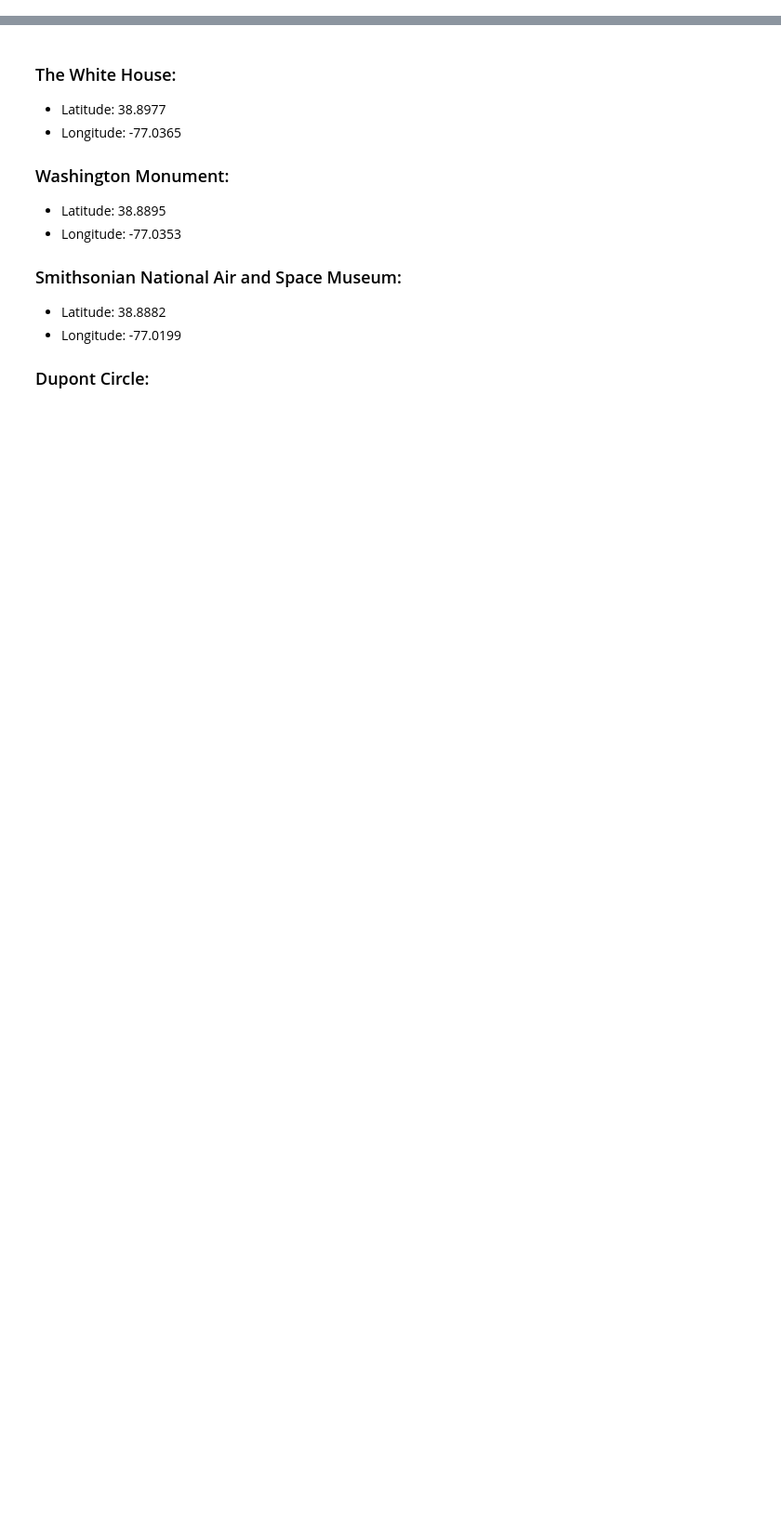
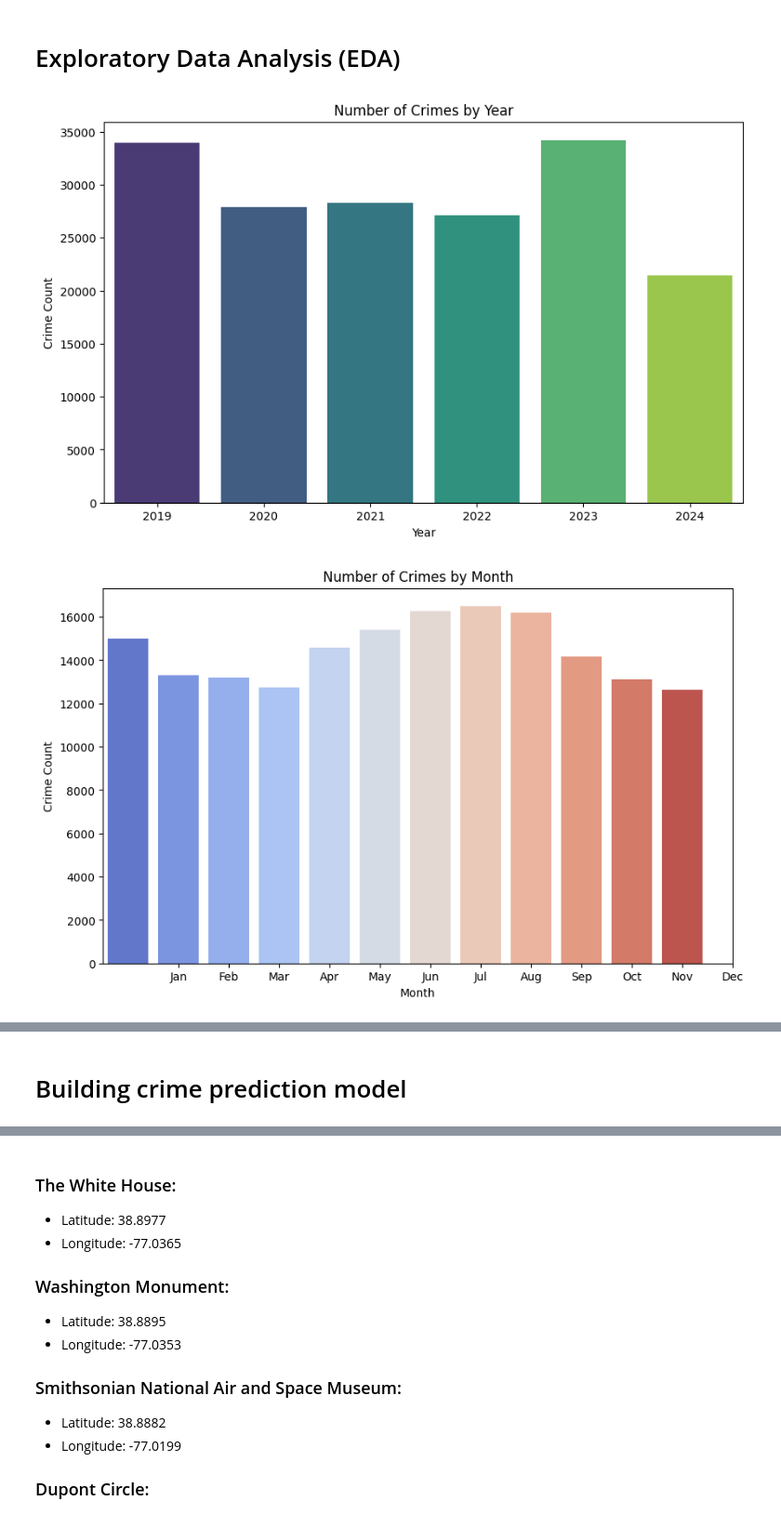
Before and after one commit to kfulin/DC-Crime-Prediction, a Jupyter notebook: dc_crime-Landmark.ipynb, the cells around one changed output, grey strips where cells are left out. Shown at 93% size. Drawn from its saved outputs; the diff is of its cells as text; code cells hidden in the pictures; blank space fills up the shorter version.

```diff
--- a/dc_crime-Landmark.ipynb
+++ b/dc_crime-Landmark.ipynb
@@ -154,0 +39,75 @@ Balanced class distribution after SMOTEENN: [65791 74077]
+# %% [markdown]
+# Exploratory Data Analysis (EDA)
+# %%
+import matplotlib.pyplot as plt
+import seaborn as sns
+
+# 1. Plot the number of crimes by year
+combined_data['Year'] = combined_data['REPORT_DAT'].dt.year
+plt.figure(figsize=(10, 6))
+sns.countplot(x='Year', data=combined_data, palette='viridis')
+plt.title('Number of Crimes by Year')
+plt.xlabel('Year')
+plt.ylabel('Crime Count')
+plt.show()
+
+# 2. Plot the number of crimes by month
+combined_data['Month'] = combined_data['REPORT_DAT'].dt.month
+plt.figure(figsize=(10, 6))
+sns.countplot(x='Month', data=combined_data, palette='coolwarm')
+plt.title('Number of Crimes by Month')
+plt.xlabel('Month')
+plt.ylabel('Crime Count')
+plt.xticks(ticks=range(1, 13), labels=[
+    'Jan', 'Feb', 'Mar', 'Apr', 'May', 'Jun',
+    'Jul', 'Aug', 'Sep', 'Oct', 'Nov', 'Dec'
+])
+plt.show()
+
+# 3. Plot the number of crimes by day of the week
+plt.figure(figsize=(10, 6))
+sns.countplot(x='DayOfWeek', data=combined_data, palette='plasma')
+plt.title('Number of Crimes by Day of the Week')
+plt.xlabel('Day of the Week')
+plt.ylabel('Crime Count')
+plt.xticks(ticks=range(7), labels=['Mon', 'Tue', 'Wed', 'Thu', 'Fri', 'Sat', 'Sun'])
+plt.show()
+
+# 4. Plot the number of crimes by hour of the day
+plt.figure(figsize=(10, 6))
+sns.countplot(x='Hour', data=combined_data, palette='viridis')
+plt.title('Number of Crimes by Hour of the Day')
+plt.xlabel('Hour')
+plt.ylabel('Crime Count')
+plt.show()
+
+# 5. Plot the distribution of violent vs. non-violent crimes
+plt.figure(figsize=(8, 6))
+sns.countplot(x='IsHotspot', data=combined_data, palette='Set2')
+plt.title('Violent (Hotspot) vs. Non-Violent Crimes')
+plt.xlabel('Is Hotspot (1=Violent)')
+plt.ylabel('Count')
+plt.xticks(ticks=[0, 1], labels=['Non-Violent', 'Violent'])
+plt.show()
+
+# 6. Plot the number of crimes by police shift
+if 'SHIFT' in combined_data.columns:
+    plt.figure(figsize=(8, 6))
+    sns.countplot(x='SHIFT', data=combined_data, palette='magma')
+    plt.title('Crime Incidents by Shift')
+    plt.xlabel('Shift')
+    plt.ylabel('Crime Count')
+    plt.show()
+
+# 7. Heatmap for crime distribution by day of week and hour
+crime_pivot = combined_data.pivot_table(index='DayOfWeek', columns='Hour', values='CCN', aggfunc='count').fillna(0)
+plt.figure(figsize=(12, 8))
+sns.heatmap(crime_pivot, cmap='coolwarm', annot=False, fmt='.0f')
+plt.title('Crime Distribution by Day of Week and Hour')
+plt.xlabel('Hour of the Day')
+plt.ylabel('Day of the Week')
+plt.yticks(ticks=range(7), labels=['Mon', 'Tue', 'Wed', 'Thu', 'Fri', 'Sat', 'Sun'], rotation=0)
+plt.show()
+# %% [output]
+[figure, added]
+[figure, added]
@@ -154,0 +119,2 @@ Balanced class distribution after SMOTEENN: [65791 74077]
+# %% [markdown]
+# Building crime prediction model
```
Also changed, not shown: parts of 7 cells of this notebook.
